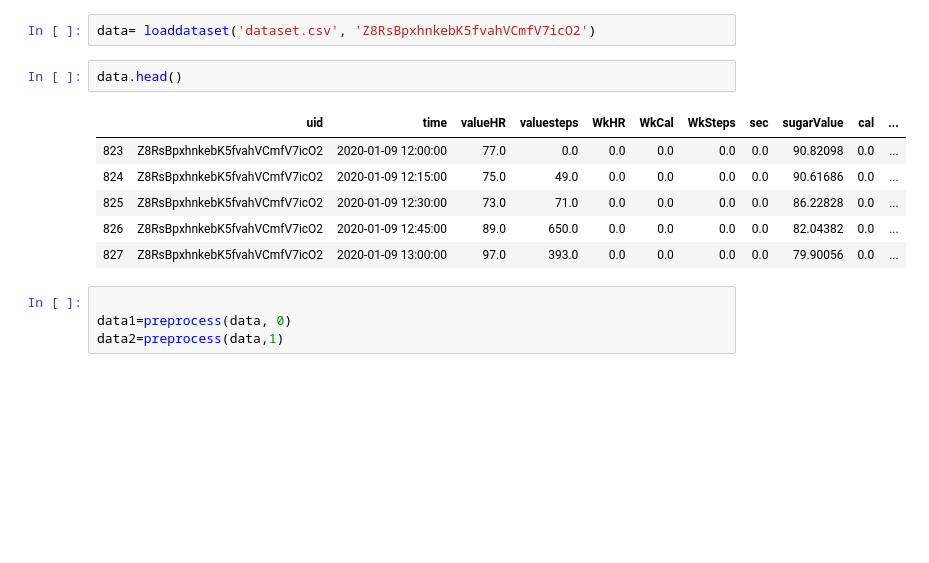
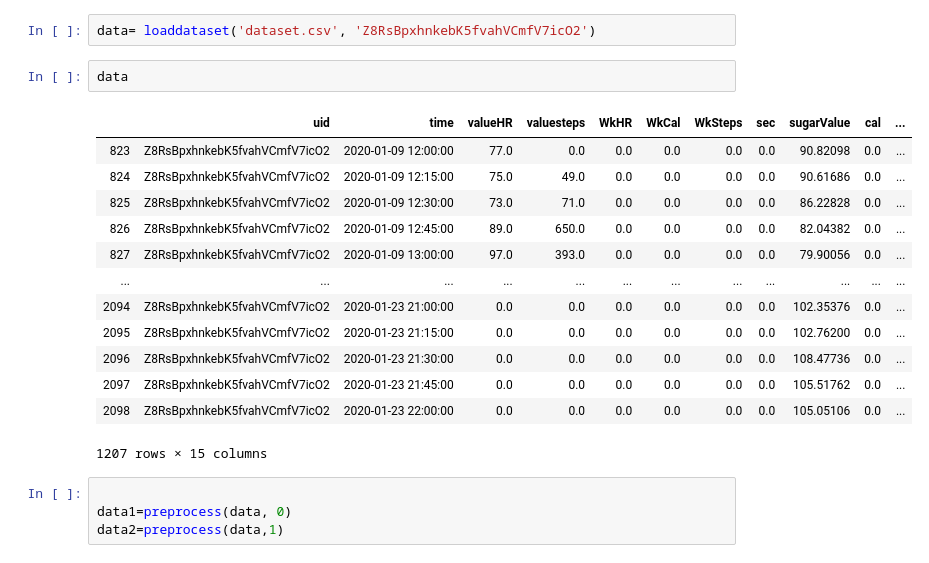
Before and after one commit to theanto/data-analysis-sugarfree, a Jupyter notebook: Arima, Random Forest, SVM/Time series analysis and cross-validation with slide-window(from 3h to 72h) and ARIMA, Random Forest, SVM with PH from 15 to 180min.ipynb, the cells around one changed output. Saved outputs shown, nothing was run; the diff lists cells and outputs as text; blank space fills up the shorter version.

```diff
--- a/Arima, Random Forest, SVM/Time series analysis and cross-validation with slide-window(from 3h to 72h) and ARIMA, Random Forest, SVM with PH from 15 to 180min.ipynb
+++ b/Arima, Random Forest, SVM/Time series analysis and cross-validation with slide-window(from 3h to 72h) and ARIMA, Random Forest, SVM with PH from 15 to 180min.ipynb
@@ -8,14 +8,21 @@ warnings.filterwarnings('ignore')
 # %%
 data= loaddataset('dataset.csv', 'Z8RsBpxhnkebK5fvahVCmfV7icO2')
 # %%
-data.head()
+data
 # %% [output]
 |  | uid | time | valueHR | valuesteps | WkHR | WkCal | WkSteps | sec | sugarValue | cal | ... |
 | 823 | Z8RsBpxhnkebK5fvahVCmfV7icO2 | 2020-01-09 12:00:00 | 77.0 | 0.0 | 0.0 | 0.0 | 0.0 | 0.0 | 90.82098 | 0.0 | ... |
 | 824 | Z8RsBpxhnkebK5fvahVCmfV7icO2 | 2020-01-09 12:15:00 | 75.0 | 49.0 | 0.0 | 0.0 | 0.0 | 0.0 | 90.61686 | 0.0 | ... |
 | 825 | Z8RsBpxhnkebK5fvahVCmfV7icO2 | 2020-01-09 12:30:00 | 73.0 | 71.0 | 0.0 | 0.0 | 0.0 | 0.0 | 86.22828 | 0.0 | ... |
 | 826 | Z8RsBpxhnkebK5fvahVCmfV7icO2 | 2020-01-09 12:45:00 | 89.0 | 650.0 | 0.0 | 0.0 | 0.0 | 0.0 | 82.04382 | 0.0 | ... |
 | 827 | Z8RsBpxhnkebK5fvahVCmfV7icO2 | 2020-01-09 13:00:00 | 97.0 | 393.0 | 0.0 | 0.0 | 0.0 | 0.0 | 79.90056 | 0.0 | ... |
+| ... | ... | ... | ... | ... | ... | ... | ... | ... | ... | ... | ... |
+| 2094 | Z8RsBpxhnkebK5fvahVCmfV7icO2 | 2020-01-23 21:00:00 | 0.0 | 0.0 | 0.0 | 0.0 | 0.0 | 0.0 | 102.35376 | 0.0 | ... |
+| 2095 | Z8RsBpxhnkebK5fvahVCmfV7icO2 | 2020-01-23 21:15:00 | 0.0 | 0.0 | 0.0 | 0.0 | 0.0 | 0.0 | 102.76200 | 0.0 | ... |
+| 2096 | Z8RsBpxhnkebK5fvahVCmfV7icO2 | 2020-01-23 21:30:00 | 0.0 | 0.0 | 0.0 | 0.0 | 0.0 | 0.0 | 108.47736 | 0.0 | ... |
+| 2097 | Z8RsBpxhnkebK5fvahVCmfV7icO2 | 2020-01-23 21:45:00 | 0.0 | 0.0 | 0.0 | 0.0 | 0.0 | 0.0 | 105.51762 | 0.0 | ... |
+| 2098 | Z8RsBpxhnkebK5fvahVCmfV7icO2 | 2020-01-23 22:00:00 | 0.0 | 0.0 | 0.0 | 0.0 | 0.0 | 0.0 | 105.05106 | 0.0 | ... |
+1207 rows × 15 columns
 # %%
 
 data1=preprocess(data, 0)
```
Also changed, not shown: parts of 8 cells of this notebook, 2 other files.
